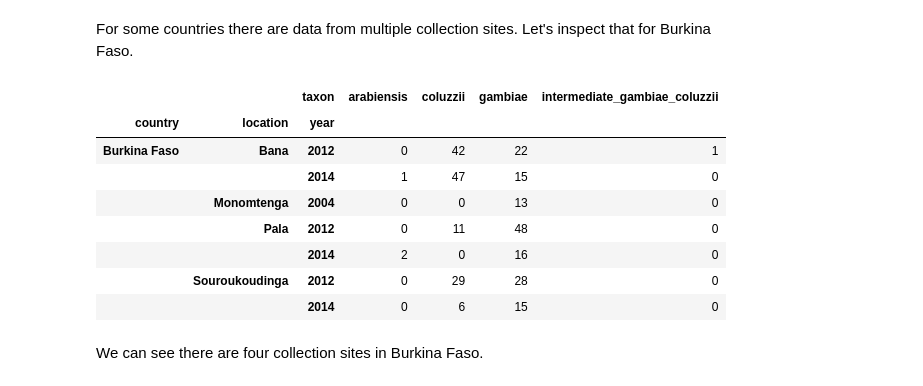
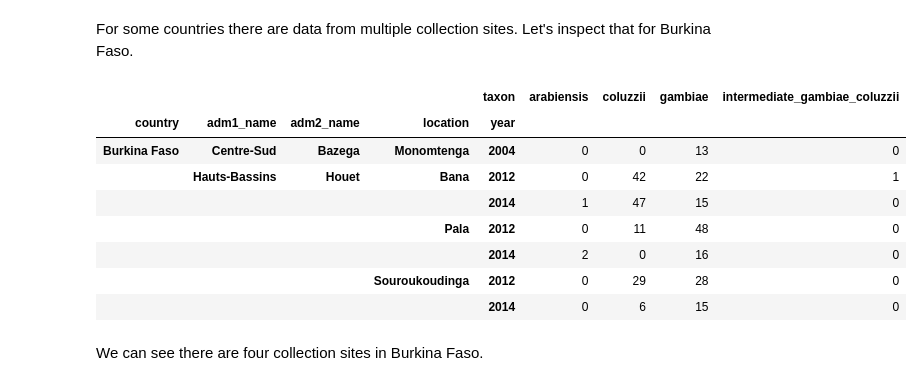
Before and after one commit to anopheles-genomic-surveillance/anopheles-genomic-surveillance.github.io, a Jupyter notebook: docs/workshop-1/module-2-sample-metadata.ipynb, the cells around one changed output. Saved outputs shown, nothing was run; the diff lists cells and outputs as text; code cells hidden in the pictures.

```diff
--- a/docs/workshop-1/module-2-sample-metadata.ipynb
+++ b/docs/workshop-1/module-2-sample-metadata.ipynb
@@ -241,26 +239,26 @@ For some countries there are data from multiple collection sites. Let's inspect
 # %%
 pivot_location_year_taxon_bf = (
     df_samples
     .query("country == 'Burkina Faso'")
     .pivot_table(
-        index=["country", "location", "year"],
+        index=["country", "adm1_name", "adm2_name", "location", "year"],
         columns=["taxon"],
         values="sample_id",
         aggfunc="count",
         fill_value=0
     )
 )
 pivot_location_year_taxon_bf
 # %% [output]
-|  |  | taxon | arabiensis | coluzzii | gambiae | intermediate_gambiae_coluzzii |
-| country | location | year |  |  |  |  |
-| Burkina Faso | Bana | 2012 | 0 | 42 | 22 | 1 |
-|  |  | 2014 | 1 | 47 | 15 | 0 |
-|  | Monomtenga | 2004 | 0 | 0 | 13 | 0 |
-|  | Pala | 2012 | 0 | 11 | 48 | 0 |
-|  |  | 2014 | 2 | 0 | 16 | 0 |
-|  | Souroukoudinga | 2012 | 0 | 29 | 28 | 0 |
-|  |  | 2014 | 0 | 6 | 15 | 0 |
+|  |  |  |  | taxon | arabiensis | coluzzii | gambiae | intermediate_gambiae_coluzzii |
+| country | adm1_name | adm2_name | location | year |  |  |  |  |
+| Burkina Faso | Centre-Sud | Bazega | Monomtenga | 2004 | 0 | 0 | 13 | 0 |
+|  | Hauts-Bassins | Houet | Bana | 2012 | 0 | 42 | 22 | 1 |
+|  |  |  |  | 2014 | 1 | 47 | 15 | 0 |
+|  |  |  | Pala | 2012 | 0 | 11 | 48 | 0 |
+|  |  |  |  | 2014 | 2 | 0 | 16 | 0 |
+|  |  |  | Souroukoudinga | 2012 | 0 | 29 | 28 | 0 |
+|  |  |  |  | 2014 | 0 | 6 | 15 | 0 |
 # %% [markdown]
 We can see there are four collection sites in Burkina Faso.
 # %% [markdown]
```
Also changed, not shown: parts of 1 cell of this notebook.
